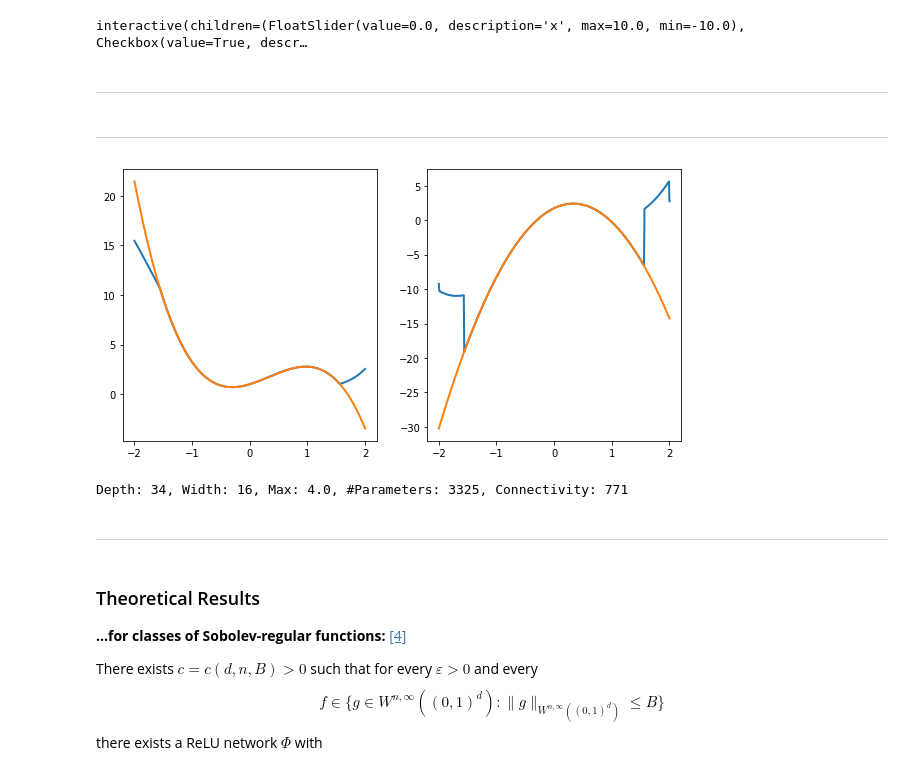
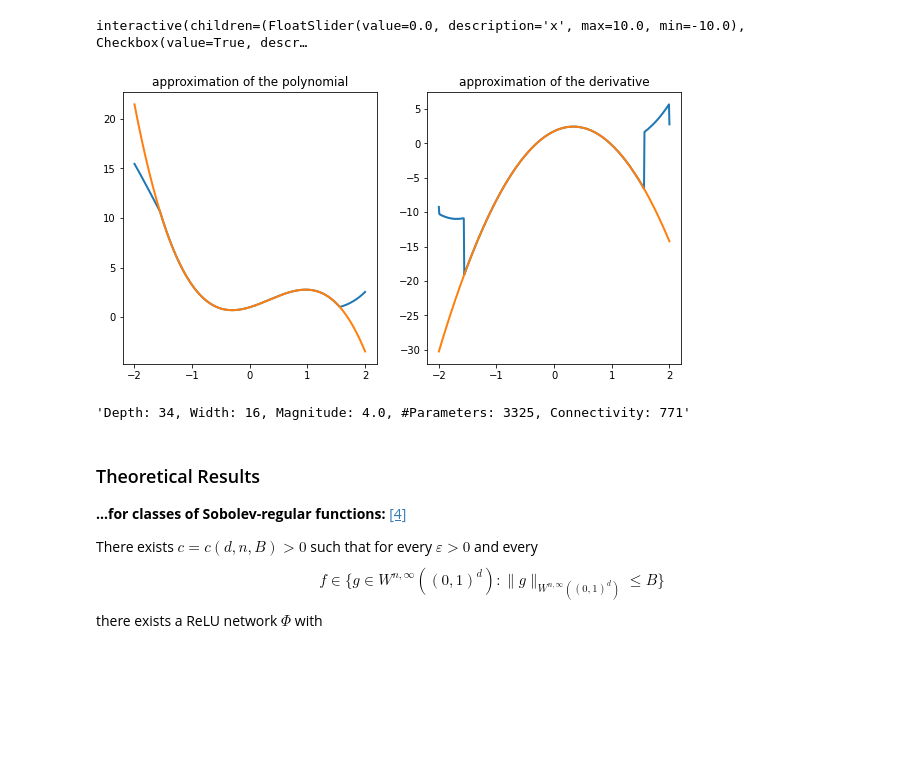
Before and after one commit to juliusberner/oberwolfach_workshop, a Jupyter notebook: NN_Approximation.ipynb, the cells around one changed output. Drawn from its saved outputs; the diff is of its cells as text; code cells hidden in the pictures; blank space fills up the shorter version.

```diff
--- a/NN_Approximation.ipynb
+++ b/NN_Approximation.ipynb
@@ -289,11 +32,0 @@ Define the derivative (w.r.t. the input) $\mathcal{D}_\rho\Phi\colon\mathbb{R}^{
-# %%
-# derivative map (for now: only supports Pa with Pa.out_dim = 1)
-# dR(Pa)(x)/dx via automatic differentiation
-def D(Pa, act=nn.relu):
-  def der(x):
-    with tf.GradientTape() as t:
-      x = tf.convert_to_tensor(x)
-      t.watch(x)
-      y = R(Pa, act = act)(x)
-      return t.gradient(y, x)
-  return der
@@ -695,4 +404,2 @@ interact(lambda x, const: print(R(Monomial(3, 0.1, B=10., const = const))([[x]])
 # %% [output]
 interactive(children=(FloatSlider(value=0.0, description='x', max=10.0, min=-10.0), Checkbox(value=True, descr…
-# %% [markdown]
-----
@@ -710,19 +406,21 @@ def Poly(p, eps, B = 1.):
-# %% [markdown]
-----
 # %%
 # visualization of polynomial approximation
-p=[-2.,2.,1.77,1.]
+p = [-2.0, 2.0, 1.77, 1.0]
 poly = np.poly1d(p)
-Pa = Poly(p, eps=1.) #as this are worst case estimates, eps can be rather large
-plot_1d([R(Pa), poly],[D(Pa), np.polyder(poly)], interval=[-2,2], sharey=False)
+pa = nn.poly(p, eps=1.0)  # as this are worst case estimates, eps can be rather large
+plot_1d(
+    [R(pa), poly],
+    [D(pa), np.polyder(poly)],
+    titles=[f"approximation of the polynomial", "approximation of the derivative"],
+    interval=[-2, 2],
+    sharey=False,
+)
 # %% [output]
-[figure, old version]
+[figure, new version]
-# %%
-Pa.attributes_print()
-# %% [output]
-Depth: 34, Width: 16, Max: 4.0, #Parameters: 3325, Connectivity: 771
-# %% [markdown]
-----
+# %%
+pa.describe()
+# %% [output]
+'Depth: 34, Width: 16, Magnitude: 4.0, #Parameters: 3325, Connectivity: 771'
 # %% [markdown]
 ### Theoretical Results
 
```
Also changed, not shown: parts of 107 cells of this notebook, 8 other files.
